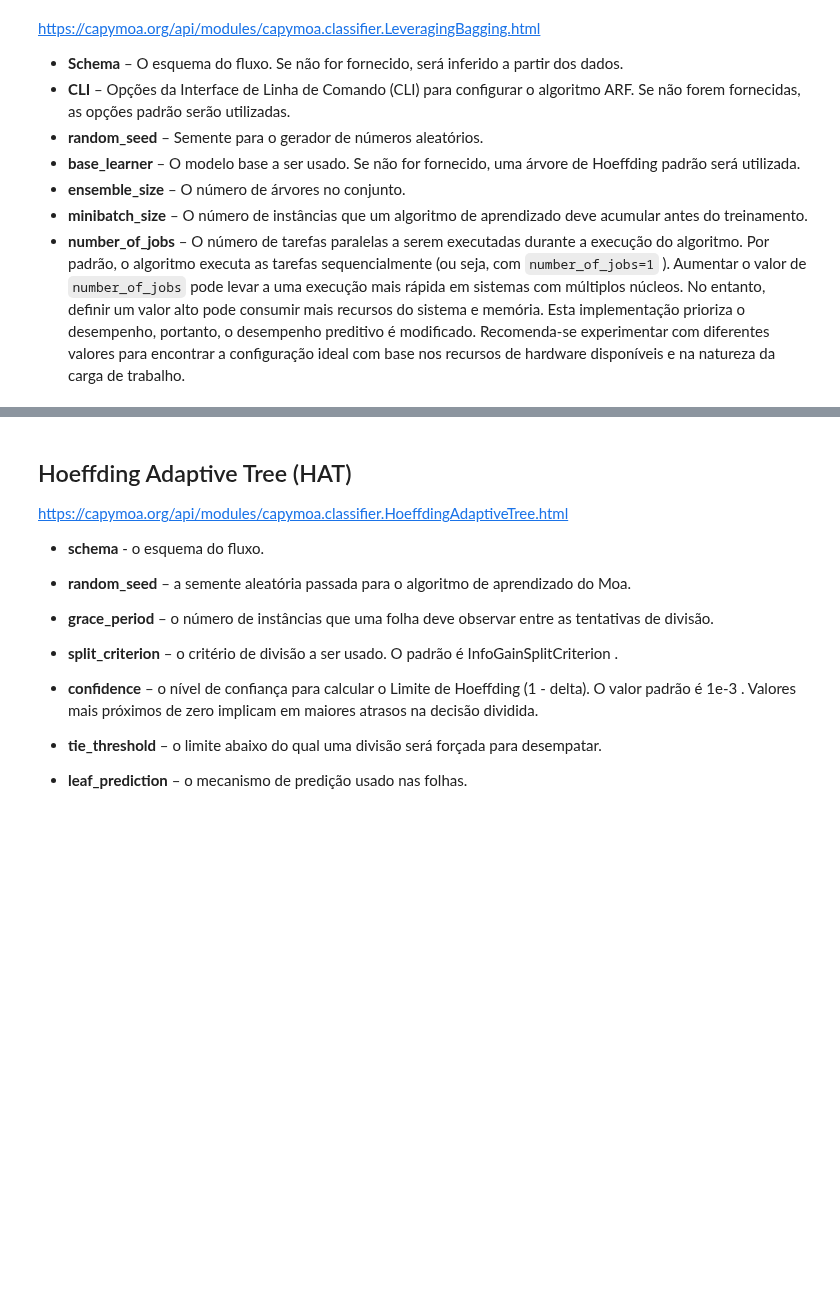
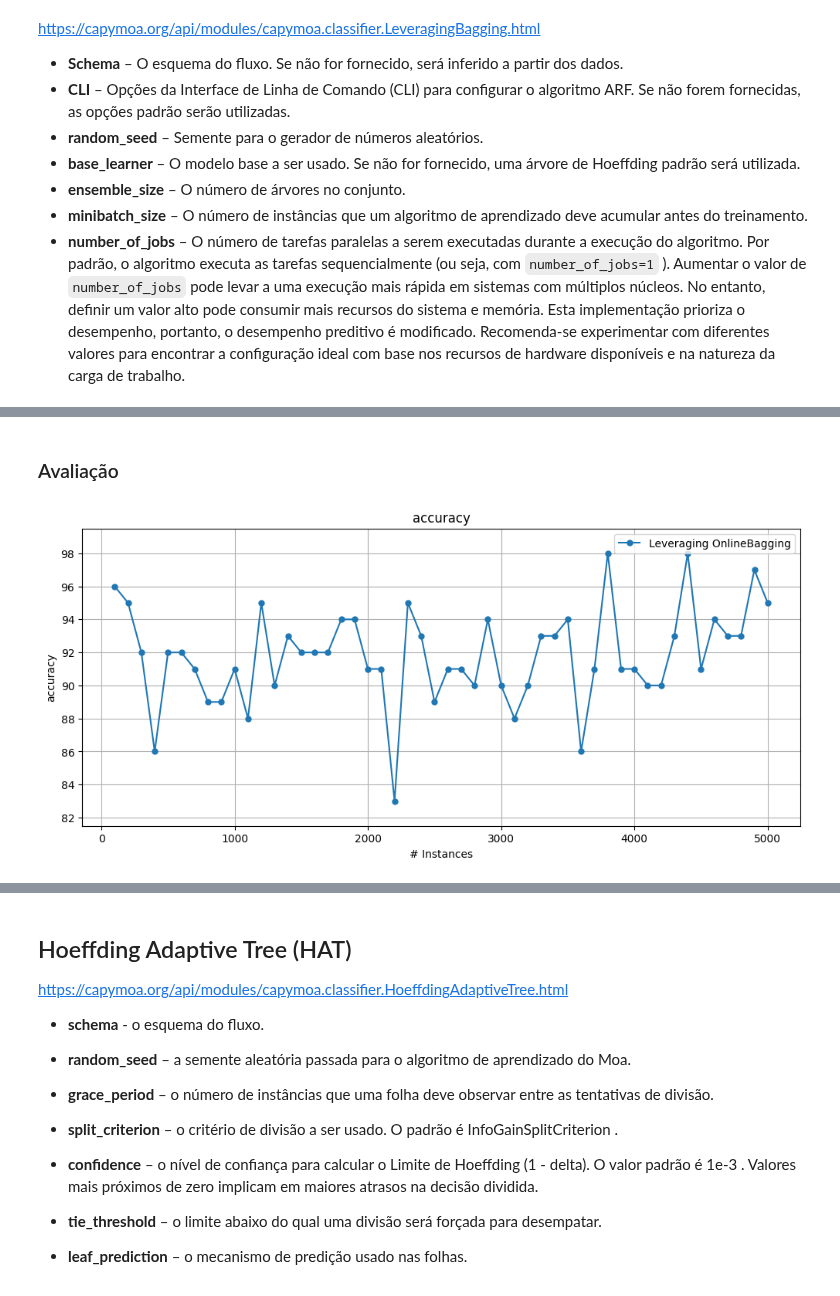
Before and after one commit to iRocktys/anomaly-detection-data-stream, a Jupyter notebook: Models.ipynb, the cells around one changed output, grey strips where cells are left out. Drawn from its saved outputs; the diff is of its cells as text; code cells hidden in the pictures; blank space fills up the shorter version.

```diff
--- a/Models.ipynb
+++ b/Models.ipynb
@@ -177,0 +201,23 @@ DrDoS_NetBIOS     0.9538    0.9573    0.9555      4094
+# %% [markdown]
+### Avaliação
+# %%
+from capymoa.evaluation.visualization import plot_windowed_results
+from py.functions import plot_confusion_matrix
+from capymoa.evaluation import prequential_evaluation
+
+results = prequential_evaluation(
+    stream=stream,
+    learner=LB,
+    max_instances=MAX_INSTANCES,
+    window_size=WINDOW_SIZE,
+    store_predictions=False,
+    store_y=False,
+    optimise=False,
+    restart_stream=False,
+    progress_bar=False,
+    batch_size=1
+)
+
+plot_windowed_results(results, metric="accuracy")
+# %% [output]
+[figure, added]
```
Also changed, not shown: parts of 21 cells of this notebook, 2 other files.
